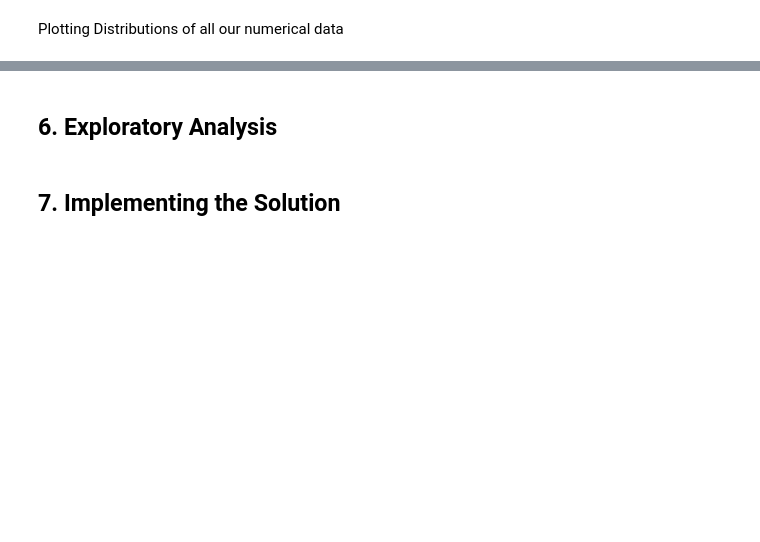
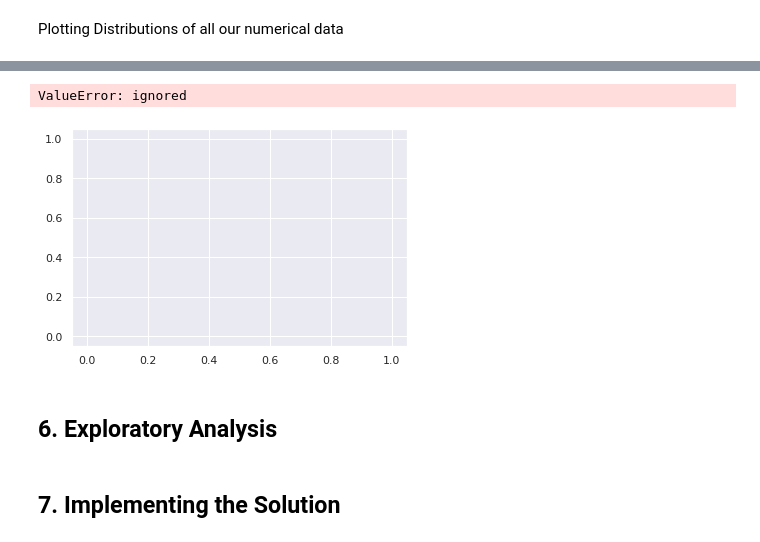
Before and after one commit to S-Ngigi/ML, a Jupyter notebook: Multivariate_Analysis_I_(Exploratory_Data_Analysis)_Exercise_2.ipynb, the cells around one changed output, grey strips where cells are left out. Drawn from its saved outputs; the diff is of its cells as text; code cells hidden in the pictures; blank space fills up the shorter version.

```diff
--- a/Multivariate_Analysis_I_(Exploratory_Data_Analysis)_Exercise_2.ipynb
+++ b/Multivariate_Analysis_I_(Exploratory_Data_Analysis)_Exercise_2.ipynb
@@ -222,6 +263,10 @@ plt.show()
 # %%
 
 # Checking for Outliers
+sns.distplot(num_cols['stroke'])
+# %% [output]
+ValueError: ignored
+[figure, added]
 # %%
 # Checking for Anomalies
 #
```
Also changed, not shown: parts of 8 cells of this notebook.
